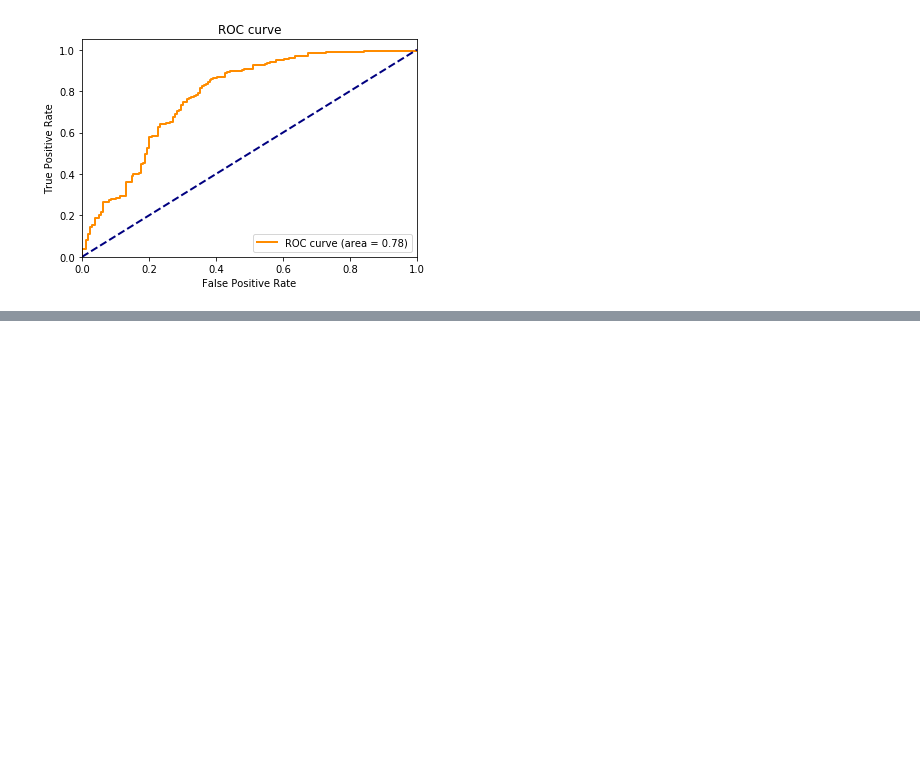
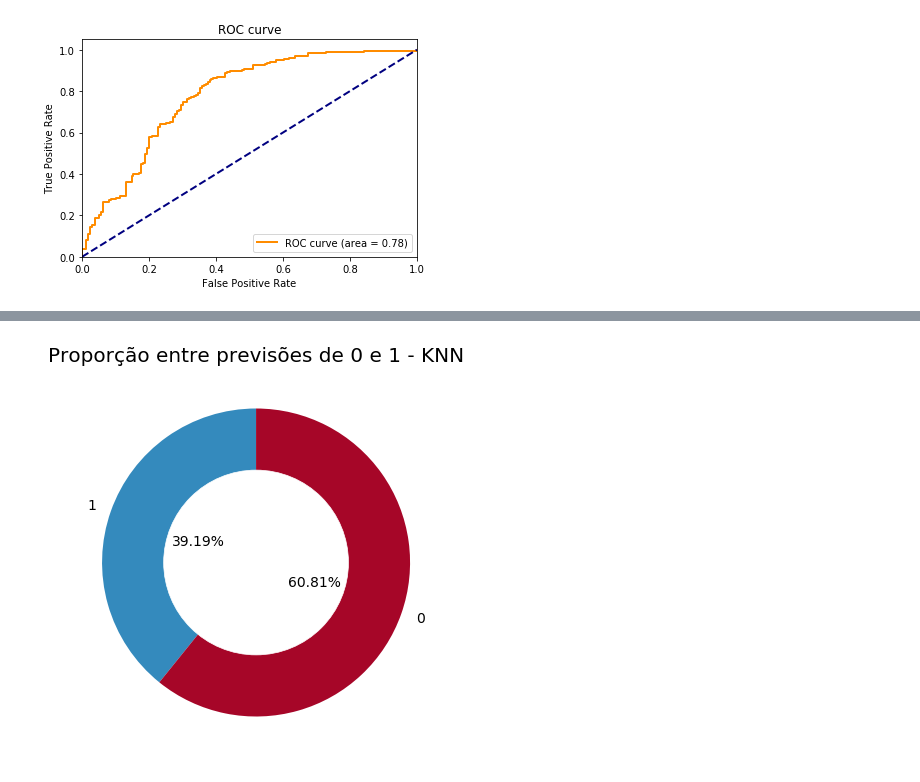
Before and after one commit to cabrau/SIIM-ISIC-melanoma-classification, a Jupyter notebook: SIIM-ISIC Melanoma Classification - MLP and KNN from scratch with numpy.ipynb, the cells around one changed output, grey strips where cells are left out. Cells and saved outputs as stored; diff of their text form; code cells hidden in the pictures; blank space fills up the shorter version.

```diff
--- a/SIIM-ISIC Melanoma Classification - MLP and KNN from scratch with numpy.ipynb
+++ b/SIIM-ISIC Melanoma Classification - MLP and KNN from scratch with numpy.ipynb
@@ -609,0 +699,7 @@ plt.show()
+# %%
+KNN_clf = KNNClassifier(X_sub, y_sub, K=29)
+y_pred, prob = KNN_clf.predict(X_test)
+submission_knn = pd.DataFrame({'image_name':image_name,'target':prob})
+# %%
+prob = [1 - p for p in prob]
+prob
@@ -609,0 +724,19 @@ plt.show()
+# %%
+submission_knn = pd.DataFrame({'image_name':image_name,'target':prob})
+submission_knn['image_name'] = [name.replace('.jpg','') for name in submission_knn['image_name']]
+submission_knn.to_csv('data/submission_29nn.csv',index = False)
+# %%
+# proporção entre mensagens de mídia e de texto
+plt.style.use('default')
+plt.style.use('bmh')
+plt.figure(figsize=(5, 5))
+plt.title('Proporção entre previsões de 0 e 1 - KNN')
+x = [len(submission_knn[submission_knn['target']>0.5]),len(submission_knn[submission_knn['target']<=0.5])]
+names = ['1','0']
+my_circle=plt.Circle( (0,0), 0.6, color='white')
+plt.pie(x, labels=names,autopct='%1.2f%%',startangle=90, pctdistance=0.4)
+p=plt.gcf()
+p.gca().add_artist(my_circle)
+plt.show()
+# %% [output]
+[figure, added]
```
Also changed, not shown: parts of 16 cells of this notebook.
